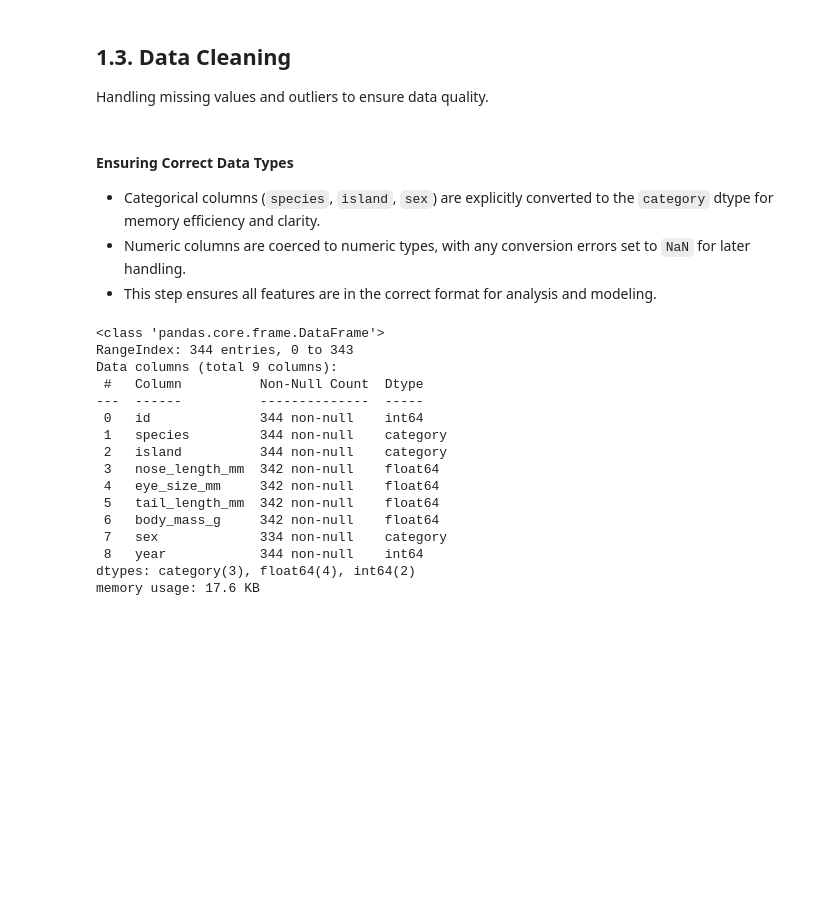
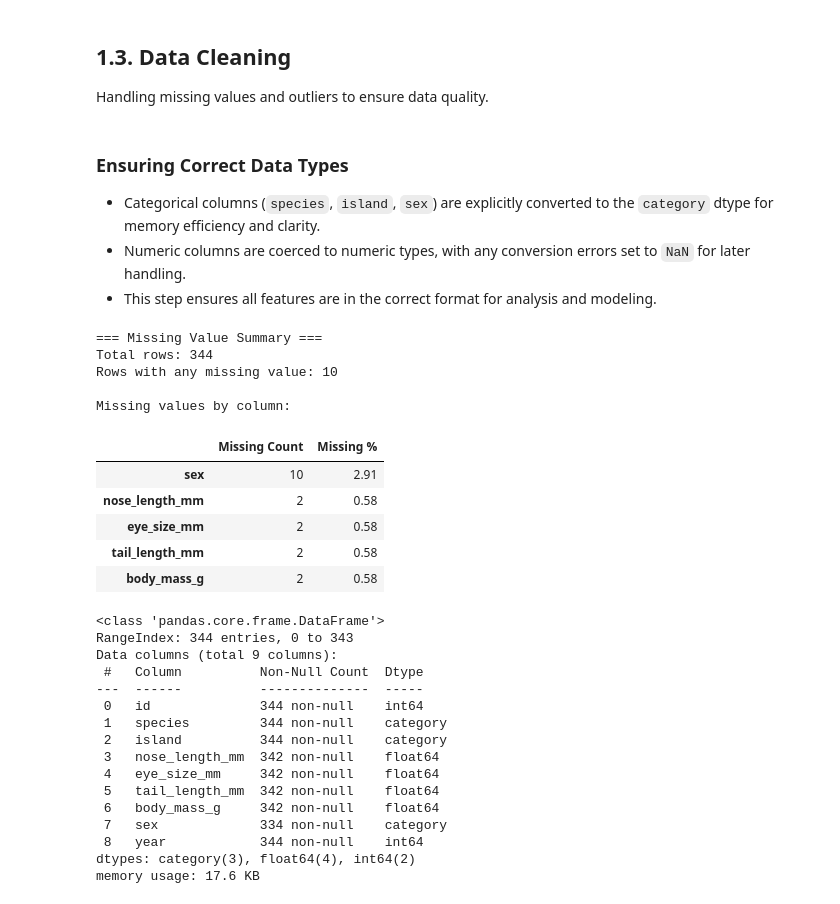
Before and after one commit to AhmedIkram05/haggis-predictive-modeling, a Jupyter notebook: ahmed-ikram.ipynb, the cells around one changed output. Drawn from its saved outputs; the diff is of its cells as text; code cells hidden in the pictures; blank space fills up the shorter version.

```diff
--- a/ahmed-ikram.ipynb
+++ b/ahmed-ikram.ipynb
@@ -165,10 +220,34 @@ plt.show()
 ## 1.3. Data Cleaning
 Handling missing values and outliers to ensure data quality.
 # %% [markdown]
-#### Ensuring Correct Data Types
+### Ensuring Correct Data Types
 - Categorical columns (`species`, `island`, `sex`) are explicitly converted to the `category` dtype for memory efficiency and clarity.
 - Numeric columns are coerced to numeric types, with any conversion errors set to `NaN` for later handling.
 - This step ensures all features are in the correct format for analysis and modeling.
+# %%
+# Missing Value Summary: Quantify and visualize missing data before cleaning
+missing_summary = pd.DataFrame({
+    'Missing Count': df.isnull().sum(),
+    'Missing %': (df.isnull().sum() / len(df) * 100).round(2)
+}).sort_values(by='Missing Count', ascending=False)
+
+print("=== Missing Value Summary ===")
+print(f"Total rows: {len(df)}")
+print(f"Rows with any missing value: {df.isnull().any(axis=1).sum()}")
+print(f"\nMissing values by column:")
+display(missing_summary[missing_summary['Missing Count'] > 0])
+# %% [output]
+=== Missing Value Summary ===
+Total rows: 344
+Rows with any missing value: 10
+
+Missing values by column:
+|  | Missing Count | Missing % |
+| sex | 10 | 2.91 |
+| nose_length_mm | 2 | 0.58 |
+| eye_size_mm | 2 | 0.58 |
+| tail_length_mm | 2 | 0.58 |
+| body_mass_g | 2 | 0.58 |
 # %%
 # Ensure correct data types for all columns
 # Convert categorical columns to 'category' dtype
```
Also changed, not shown: parts of 17 cells of this notebook.
